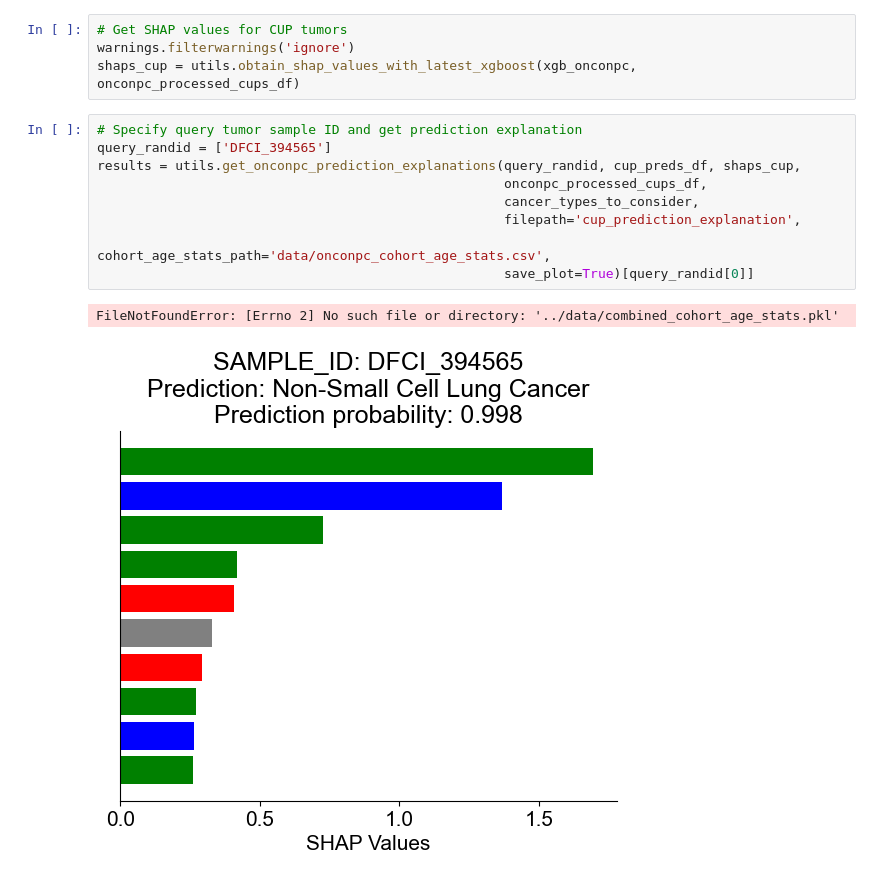
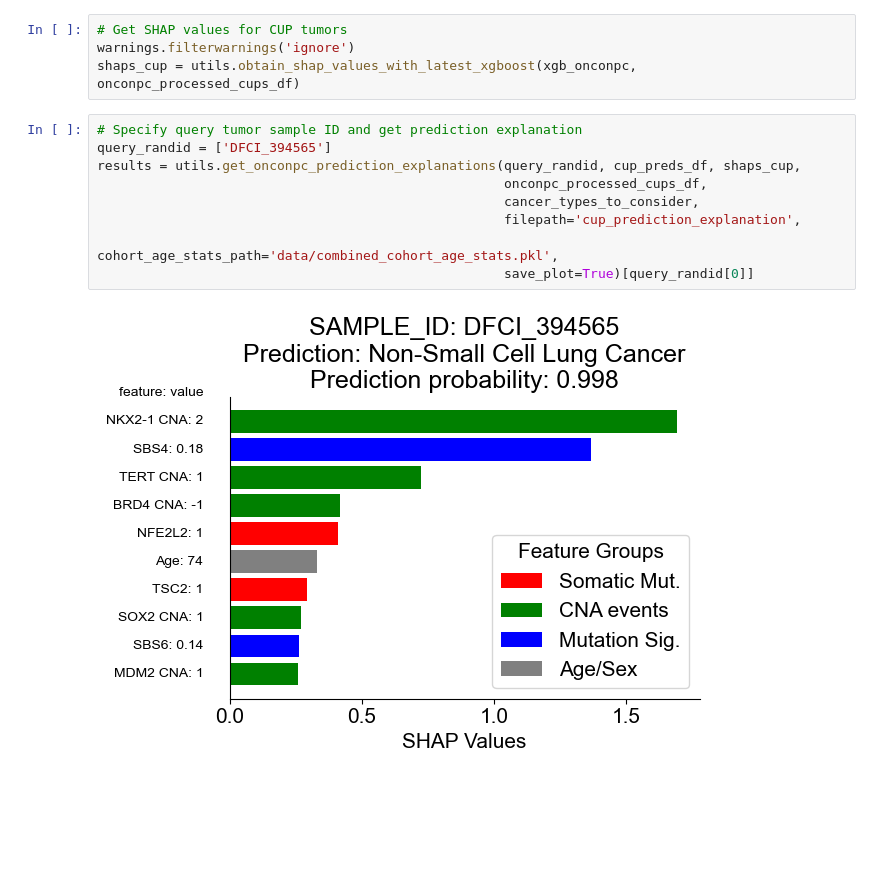
Before and after one commit to itmoon7/onconpc, a Jupyter notebook: onconpc_prediction_and_explanation_for_cup_tumors.ipynb, the cells around one changed output. Drawn from its saved outputs; the diff is of its cells as text; blank space fills up the shorter version.

Commit message:
uploaded error free version

```diff
--- a/onconpc_prediction_and_explanation_for_cup_tumors.ipynb
+++ b/onconpc_prediction_and_explanation_for_cup_tumors.ipynb
@@ -32,12 +32,11 @@ shaps_cup = utils.obtain_shap_values_with_latest_xgboost(xgb_onconpc, onconpc_pr
 # %%
 # Specify query tumor sample ID and get prediction explanation
 query_randid = ['DFCI_394565']
 results = utils.get_onconpc_prediction_explanations(query_randid, cup_preds_df, shaps_cup,
                                                     onconpc_processed_cups_df,
                                                     cancer_types_to_consider,
                                                     filepath='cup_prediction_explanation',
-                                                    cohort_age_stats_path='data/onconpc_cohort_age_stats.csv',
+                                                    cohort_age_stats_path='data/combined_cohort_age_stats.pkl',
                                                     save_plot=True)[query_randid[0]]
 # %% [output]
-FileNotFoundError: [Errno 2] No such file or directory: '../data/combined_cohort_age_stats.pkl'
-[figure, old version]
+[figure, new version]
```
Also changed, not shown: 1 other file.
